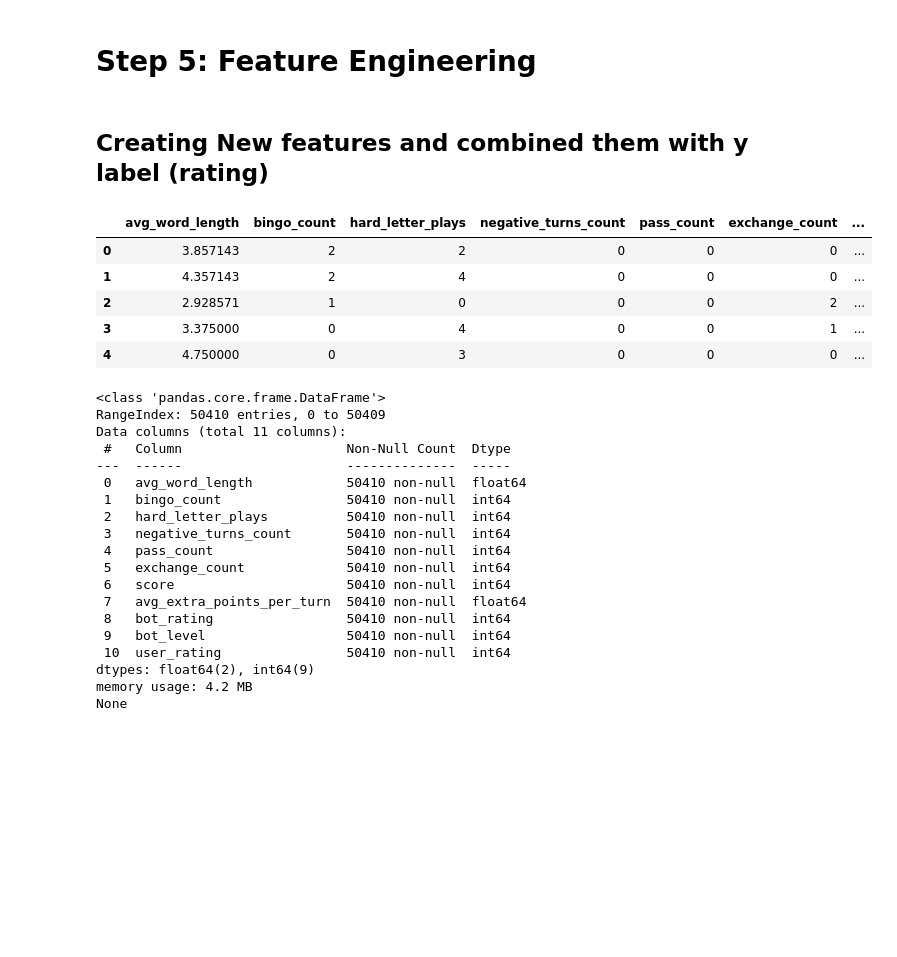
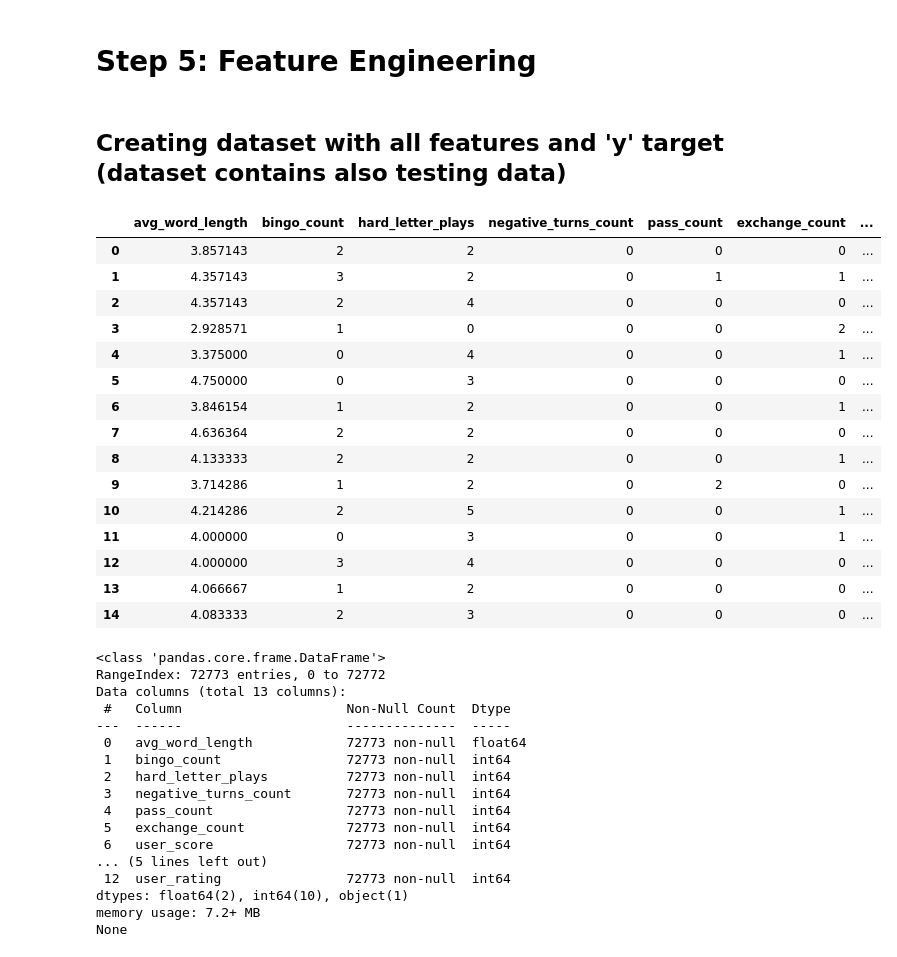
Before and after one commit to OrBenNaim/Scrabble, a Jupyter notebook: jupyter_notebook/Scrabble_EDA.ipynb, the cells around one changed output. Cells and saved outputs as stored; diff of their text form; code cells hidden in the pictures; blank space fills up the shorter version.

```diff
--- a/jupyter_notebook/Scrabble_EDA.ipynb
+++ b/jupyter_notebook/Scrabble_EDA.ipynb
@@ -271,34 +271,42 @@ heatmap_correlation(result, "Correlation Matrix - result")
 # %% [markdown]
 # Step 5: Feature Engineering
 # %% [markdown]
-## Creating New features and combined them with y label (rating)
+## Creating dataset with all features and 'y' target (dataset contains also testing data)
 # %%
-features = create_features_dataset()
-display(features.head())
-print(features.info())
+dataset = create_dataset()
+display(dataset.head(15))
+print(dataset.info())
 # %% [output]
 |  | avg_word_length | bingo_count | hard_letter_plays | negative_turns_count | pass_count | exchange_count | ... |
 | 0 | 3.857143 | 2 | 2 | 0 | 0 | 0 | ... |
-| 1 | 4.357143 | 2 | 4 | 0 | 0 | 0 | ... |
-| 2 | 2.928571 | 1 | 0 | 0 | 0 | 2 | ... |
-| 3 | 3.375000 | 0 | 4 | 0 | 0 | 1 | ... |
-| 4 | 4.750000 | 0 | 3 | 0 | 0 | 0 | ... |
+| 1 | 4.357143 | 3 | 2 | 0 | 1 | 1 | ... |
+| 2 | 4.357143 | 2 | 4 | 0 | 0 | 0 | ... |
+| 3 | 2.928571 | 1 | 0 | 0 | 0 | 2 | ... |
+| 4 | 3.375000 | 0 | 4 | 0 | 0 | 1 | ... |
+| 5 | 4.750000 | 0 | 3 | 0 | 0 | 0 | ... |
+| 6 | 3.846154 | 1 | 2 | 0 | 0 | 1 | ... |
+| 7 | 4.636364 | 2 | 2 | 0 | 0 | 0 | ... |
+| 8 | 4.133333 | 2 | 2 | 0 | 0 | 1 | ... |
+| 9 | 3.714286 | 1 | 2 | 0 | 2 | 0 | ... |
+| 10 | 4.214286 | 2 | 5 | 0 | 0 | 1 | ... |
+| 11 | 4.000000 | 0 | 3 | 0 | 0 | 1 | ... |
+| 12 | 4.000000 | 3 | 4 | 0 | 0 | 0 | ... |
+| 13 | 4.066667 | 1 | 2 | 0 | 0 | 0 | ... |
+| 14 | 4.083333 | 2 | 3 | 0 | 0 | 0 | ... |
 <class 'pandas.core.frame.DataFrame'>
-RangeIndex: 50410 entries, 0 to 50409
-Data columns (total 11 columns):
+RangeIndex: 72773 entries, 0 to 72772
+Data columns (total 13 columns):
  #   Column                     Non-Null Count  Dtype
 ---  ------                     --------------  -----
- 0   avg_word_length            50410 non-null  float64
- 1   bingo_count                50410 non-null  int64
- 2   hard_letter_plays          50410 non-null  int64
- 3   negative_turns_count       50410 non-null  int64
- 4   pass_count                 50410 non-null  int64
- 5   exchange_count             50410 non-null  int64
- 6   score                      50410 non-null  int64
- 7   avg_extra_points_per_turn  50410 non-null  float64
- 8   bot_rating                 50410 non-null  int64
- 9   bot_level                  50410 non-null  int64
- 10  user_rating                50410 non-null  int64
-dtypes: float64(2), int64(9)
-memory usage: 4.2 MB
+ 0   avg_word_length            72773 non-null  float64
+ 1   bingo_count                72773 non-null  int64
+ 2   hard_letter_plays          72773 non-null  int64
+ 3   negative_turns_count       72773 non-null  int64
+ 4   pass_count                 72773 non-null  int64
+ 5   exchange_count             72773 non-null  int64
+ 6   user_score                 72773 non-null  int64
+... (5 lines left out)
+ 12  user_rating                72773 non-null  int64
+dtypes: float64(2), int64(10), object(1)
+memory usage: 7.2+ MB
 None
```
Also changed, not shown: parts of 7 cells of this notebook.
